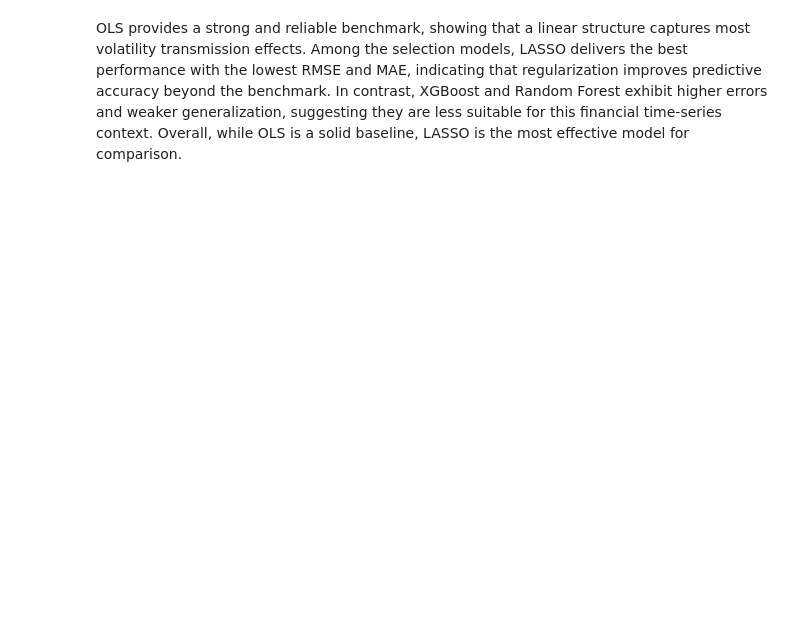
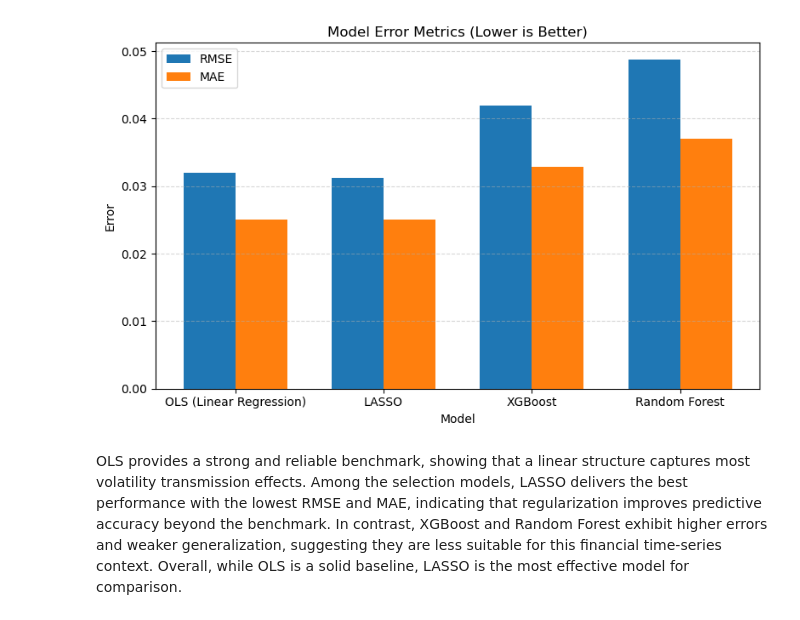
Before and after one commit to HWTeng-Teaching/202509-ML-FinTech, a Jupyter notebook: project/Trading Strategy Lokia Amber/Summary_result.ipynb, the cells around one changed output. Drawn from its saved outputs; the diff is of its cells as text; code cells hidden in the pictures; blank space fills up the shorter version.

```diff
--- a/project/Trading Strategy Lokia Amber/Summary_result.ipynb
+++ b/project/Trading Strategy Lokia Amber/Summary_result.ipynb
@@ -387,2 +34,26 @@ plt.show()
+# %%
+import numpy as np
+import matplotlib.pyplot as plt
+
+metrics = ["RMSE", "MAE"]
+
+x = np.arange(len(df["Model"]))  # positions for models
+width = 0.35                     # bar width
+
+plt.figure(figsize=(8, 5))
+plt.bar(x - width/2, df["RMSE"], width, label="RMSE")
+plt.bar(x + width/2, df["MAE"],  width, label="MAE")
+
+plt.xticks(x, df["Model"])
+plt.title("Model Error Metrics (Lower is Better)")
+plt.xlabel("Model")
+plt.ylabel("Error")
+plt.grid(axis="y", linestyle="--", alpha=0.5)
+plt.legend()
+
+plt.tight_layout()
+plt.show()
+# %% [output]
+[figure, added]
 # %% [markdown]
 OLS provides a strong and reliable benchmark, showing that a linear structure captures most volatility transmission effects. Among the selection models, LASSO delivers the best performance with the lowest RMSE and MAE, indicating that regularization improves predictive accuracy beyond the benchmark. In contrast, XGBoost and Random Forest exhibit higher errors and weaker generalization, suggesting they are less suitable for this financial time-series context. Overall, while OLS is a solid baseline, LASSO is the most effective model for comparison.
```
Also changed, not shown: parts of 19 cells of this notebook.
